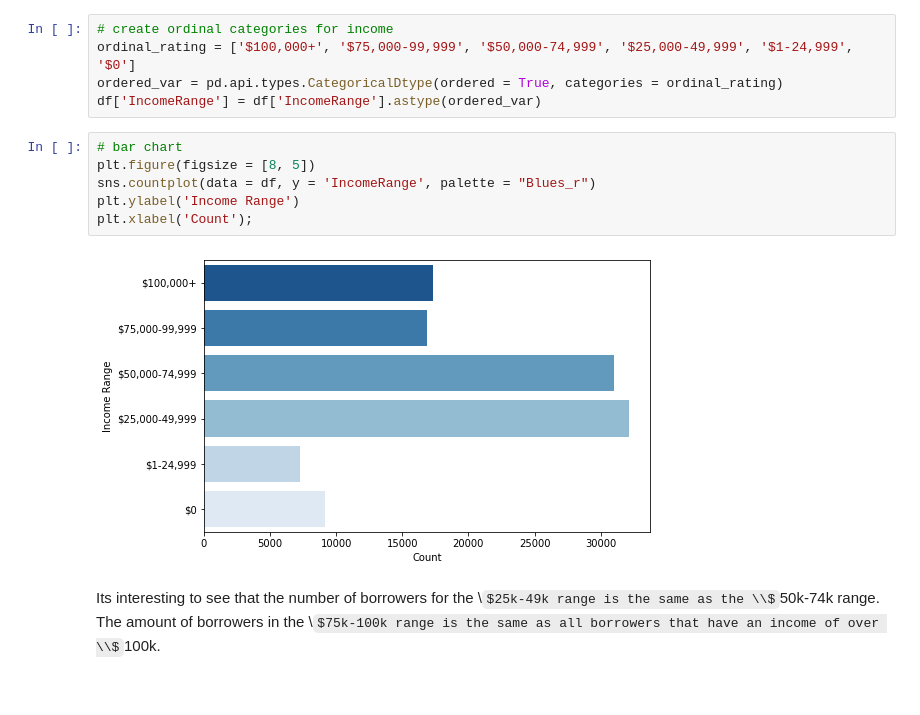
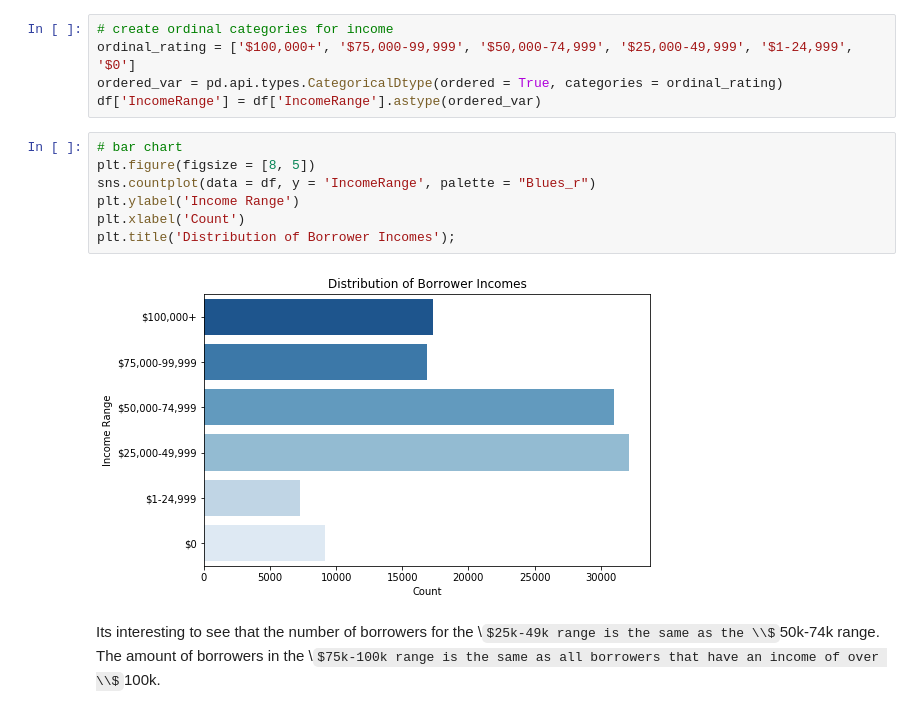
Before and after one commit to 0xjimm/prosper-loan-data-findings, a Jupyter notebook: prosper-loan-data-exploration.ipynb, the cells around one changed output. Drawn from its saved outputs; the diff is of its cells as text; some formulas as TeX source.

```diff
--- a/prosper-loan-data-exploration.ipynb
+++ b/prosper-loan-data-exploration.ipynb
@@ -348,11 +353,12 @@ df['IncomeRange'] = df['IncomeRange'].astype(ordered_var)
 # %%
 # bar chart
 plt.figure(figsize = [8, 5])
 sns.countplot(data = df, y = 'IncomeRange', palette = "Blues_r")
 plt.ylabel('Income Range')
-plt.xlabel('Count');
+plt.xlabel('Count')
+plt.title('Distribution of Borrower Incomes');
 # %% [output]
-[figure, old version]
+[figure, new version]
 # %% [markdown]
 Its interesting to see that the number of borrowers for the \\$25k-49k range is the same as the \\$50k-74k range.  The amount of borrowers in the \\$75k-100k range is the same as all borrowers that have an income of over \\$100k.
 # %% [markdown]
```
Also changed, not shown: parts of 15 cells of this notebook, 1 other file.
